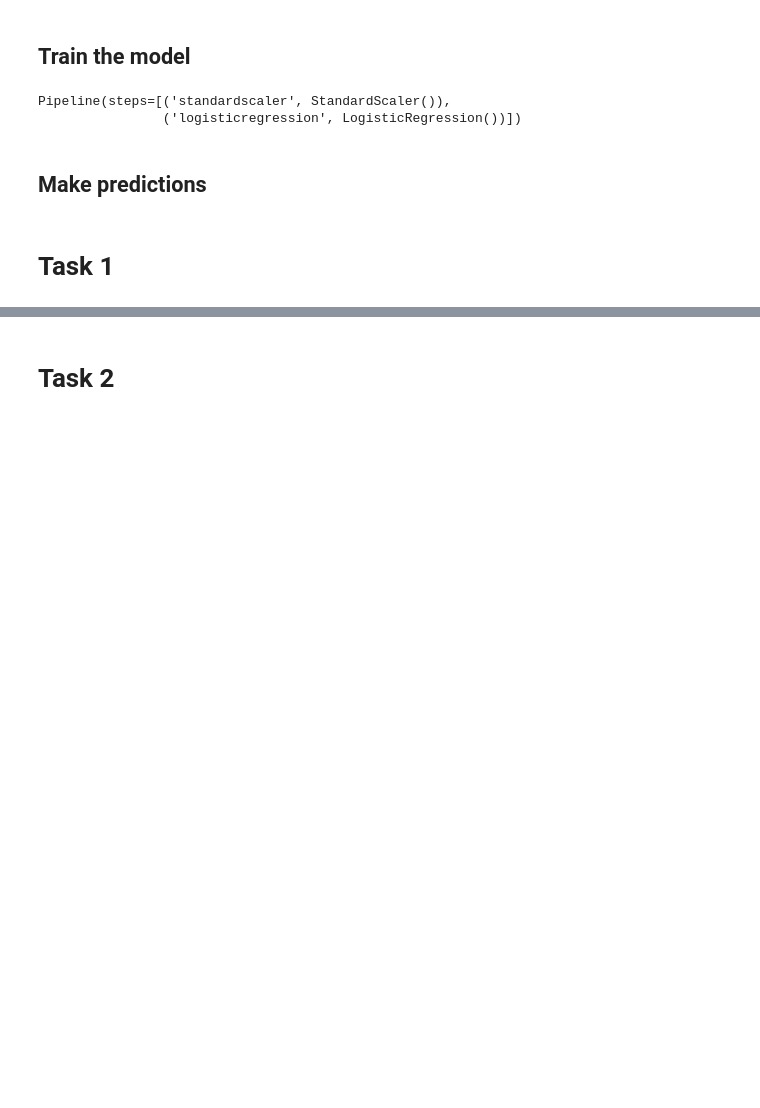
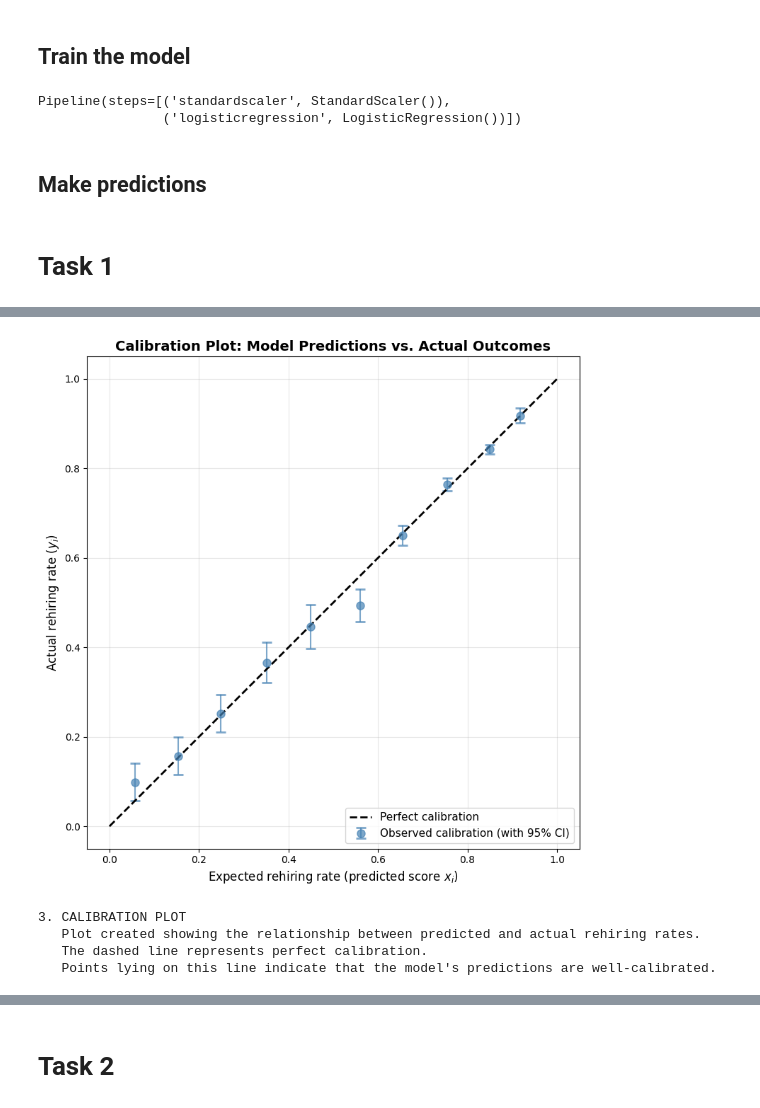
Before and after one commit to lizzylazy/trust_worthyAI, a Jupyter notebook: Case_Study.ipynb, the cells around one changed output, grey strips where cells are left out. Saved outputs shown, nothing was run; the diff lists cells and outputs as text; code cells hidden in the pictures; blank space fills up the shorter version.

```diff
--- a/Case_Study.ipynb
+++ b/Case_Study.ipynb
@@ -89,0 +184,42 @@ scores = model.predict_proba(X_test)[:,1]
+# %%
+
+# 3. CALIBRATION PLOT (2 Points)
+fig, ax = plt.subplots(figsize=(10, 8))
+
+# Extract confidence intervals for error bars
+ci_lower = confidence_intervals[:, 0]
+ci_upper = confidence_intervals[:, 1]
+errors = np.array([y_i - ci_lower, ci_upper - y_i])
+
+# Plot calibration points with confidence intervals
+ax.errorbar(x_i, y_i, yerr=errors, fmt='o', markersize=8, capsize=5, capthick=2,
+            label='Observed calibration (with 95% CI)', color='steelblue', ecolor='steelblue', alpha=0.7)
+
+# Plot perfect calibration line
+ax.plot([0, 1], [0, 1], 'k--', lw=2, label='Perfect calibration')
+
+# Add grid
+ax.grid(True, alpha=0.3)
+
+# Labels and formatting
+ax.set_xlabel('Expected rehiring rate (predicted score $x_i$)', fontsize=12)
+ax.set_ylabel('Actual rehiring rate ($y_i$)', fontsize=12)
+ax.set_title('Calibration Plot: Model Predictions vs. Actual Outcomes', fontsize=14, fontweight='bold')
+ax.set_xlim(-0.05, 1.05)
+ax.set_ylim(-0.05, 1.05)
+ax.legend(fontsize=11, loc='lower right')
+ax.set_aspect('equal')
+
+plt.tight_layout()
+plt.show()
+
+print(f"\n3. CALIBRATION PLOT")
+print(f"   Plot created showing the relationship between predicted and actual rehiring rates.")
+print(f"   The dashed line represents perfect calibration.")
+print(f"   Points lying on this line indicate that the model's predictions are well-calibrated.")
+# %% [output]
+[figure, added]
+3. CALIBRATION PLOT
+   Plot created showing the relationship between predicted and actual rehiring rates.
+   The dashed line represents perfect calibration.
+   Points lying on this line indicate that the model's predictions are well-calibrated.
```
Also changed, not shown: parts of 36 cells of this notebook.
